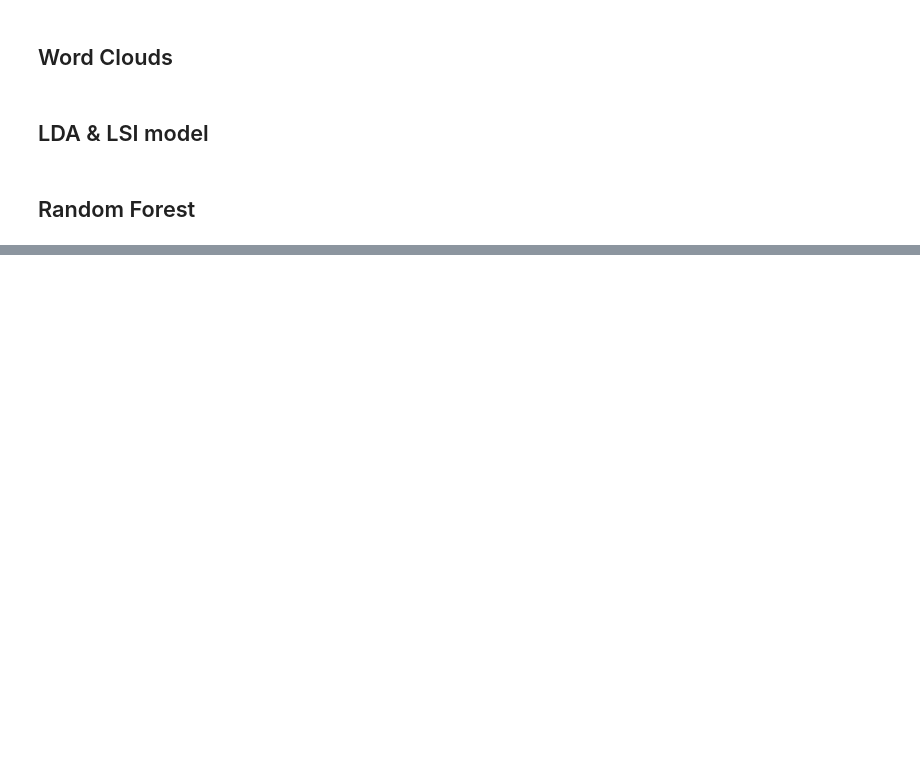
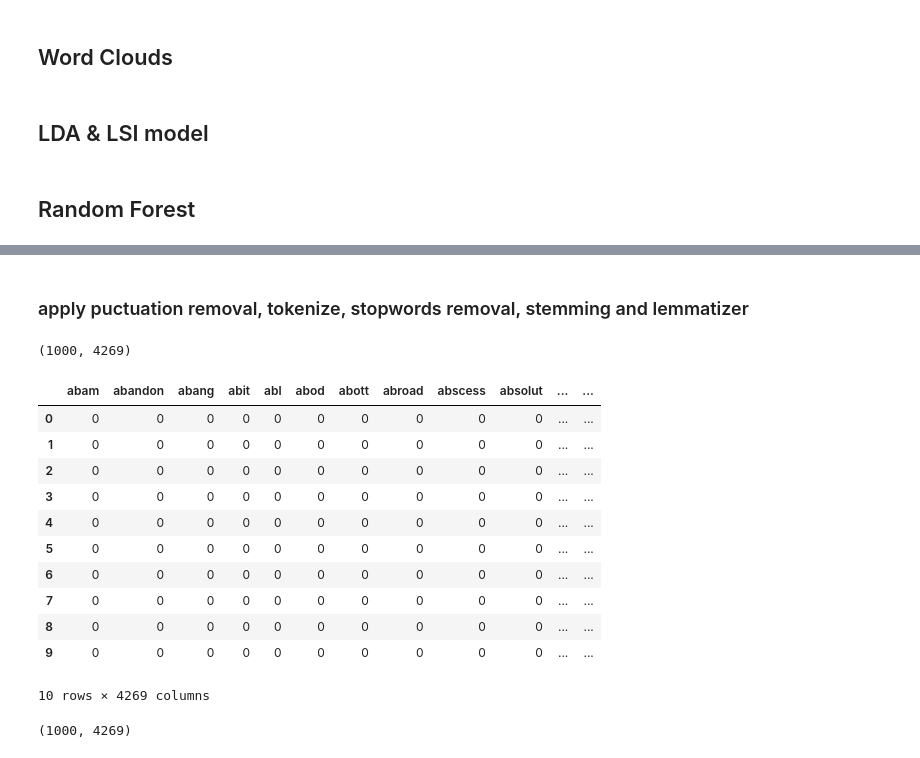
Before and after one commit to juew72/pet-adoptionspeed, a Jupyter notebook: NLP.ipynb, the cells around one changed output, grey strips where cells are left out. Cells and saved outputs as stored; diff of their text form; code cells hidden in the pictures; blank space fills up the shorter version.

```diff
--- a/NLP.ipynb
+++ b/NLP.ipynb
@@ -153,9 +160,7 @@ print(train_data[doc_id][:100])
 # %% [markdown]
 ## Random Forest
 # %%
-# Choose the correct columns and remove null values
+# Choose the correct columns
 train = train[['Description','AdoptionSpeed']]
-train_null = np.array(train[train['Description'].isnull() == True].index)
-train = train.drop(train_null)
-train.shape
+print(train.shape)
 # %% [output]
@@ -231,0 +262,53 @@ avg / total       0.30      0.26      0.27       410
+# %% [markdown]
+### apply puctuation removal, tokenize, stopwords removal, stemming and lemmatizer
+# %%
+# I use the same cleandata function as LDA/LSI model
+# define stopwords, lemmatizer, and data cleaning process
+stop_words = set(stopwords.words("english"))
+# Lemmatizer
+wordnet_lemmatizer = WordNetLemmatizer()
+# Stemming
+stemming = nltk.PorterStemmer()
+
+
+def cleandata(review) :
+    clean_des = re.sub('[^a-zA-Z]', ' ', str(review)) # Remove punctuation/words not starting with alphabet
+    clean_des = clean_des.lower() # make words lower cases
+    words = word_tokenize(clean_des) # tokenize
+    words = [w for w in words if not w in stop_words] # stop words removal
+    words = [stemming.stem(word) for word in words] # Stemming
+    words = [wordnet_lemmatizer.lemmatize(w) for w in words] #Lemmatize words
+    return words
+# %%
+# Apply CountVectorizer: N-Grams
+# Do the 2-gram
+cv_vectorizer = CountVectorizer(ngram_range=(2,2),analyzer=cleandata)
+X_cv = cv_vectorizer.fit_transform(train1000['Description'])
+print(X_cv.shape)
+#print(cv_vectorizer.get_feature_names())
+# %% [output]
+(1000, 4269)
+# %%
+Xdf_cv = pd.DataFrame(X_cv.toarray(), columns=cv_vectorizer.get_feature_names())
+Xdf_cv.head(10)
+# %% [output]
+|  | abam | abandon | abang | abit | abl | abod | abott | abroad | abscess | absolut | ... | ... |
+| 0 | 0 | 0 | 0 | 0 | 0 | 0 | 0 | 0 | 0 | 0 | ... | ... |
+| 1 | 0 | 0 | 0 | 0 | 0 | 0 | 0 | 0 | 0 | 0 | ... | ... |
+| 2 | 0 | 0 | 0 | 0 | 0 | 0 | 0 | 0 | 0 | 0 | ... | ... |
+| 3 | 0 | 0 | 0 | 0 | 0 | 0 | 0 | 0 | 0 | 0 | ... | ... |
+| 4 | 0 | 0 | 0 | 0 | 0 | 0 | 0 | 0 | 0 | 0 | ... | ... |
+| 5 | 0 | 0 | 0 | 0 | 0 | 0 | 0 | 0 | 0 | 0 | ... | ... |
+| 6 | 0 | 0 | 0 | 0 | 0 | 0 | 0 | 0 | 0 | 0 | ... | ... |
+| 7 | 0 | 0 | 0 | 0 | 0 | 0 | 0 | 0 | 0 | 0 | ... | ... |
+| 8 | 0 | 0 | 0 | 0 | 0 | 0 | 0 | 0 | 0 | 0 | ... | ... |
+| 9 | 0 | 0 | 0 | 0 | 0 | 0 | 0 | 0 | 0 | 0 | ... | ... |
+10 rows × 4269 columns
+# %%
+# TF-IDF
+tfidf_vectorizer = tfidfV(analyzer=cleandata)
+X_tfidf = tfidf_vectorizer.fit_transform(train1000['Description'])
+print(X_tfidf.shape)
+#print(tfidf_vectorizer.get_feature_names())
+# %% [output]
+(1000, 4269)
```
Also changed, not shown: parts of 34 cells of this notebook.
